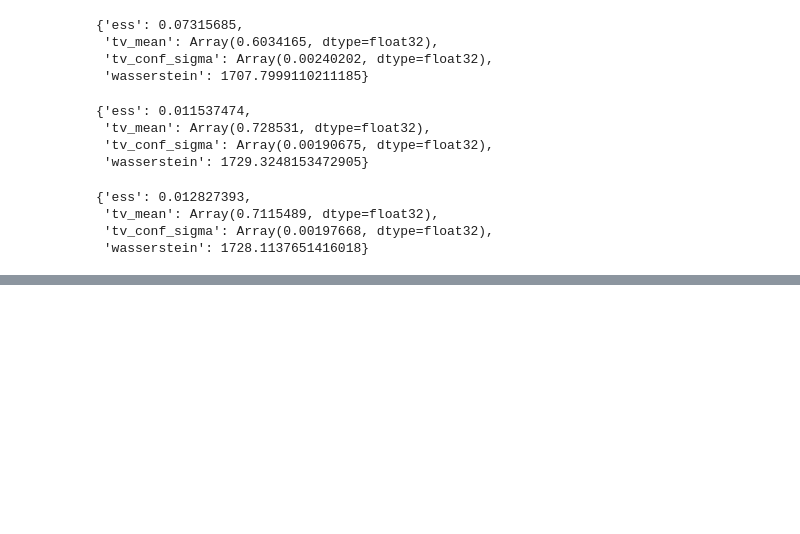
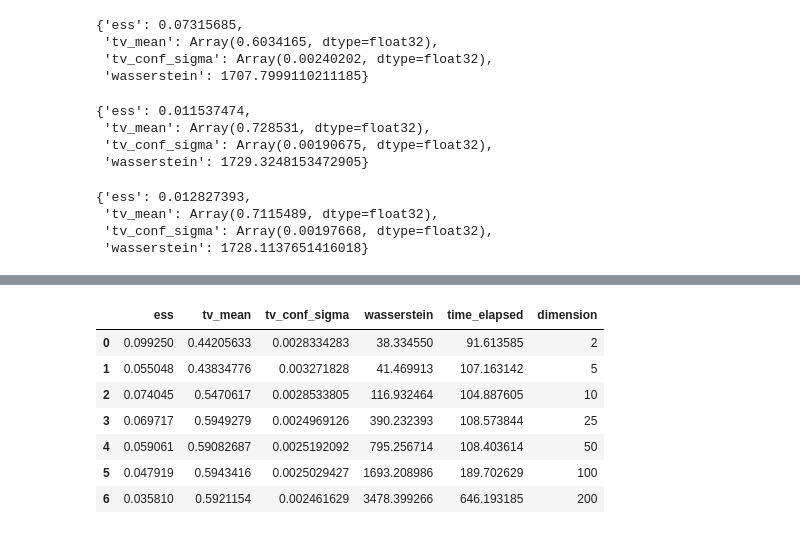
Before and after one commit to cepessh/LangevinMCMC, a Jupyter notebook: mala.ipynb, the cells around one changed output, grey strips where cells are left out. Saved outputs shown, nothing was run; the diff lists cells and outputs as text; code cells hidden in the pictures; blank space fills up the shorter version.

```diff
--- a/mala.ipynb
+++ b/mala.ipynb
@@ -247,0 +251,11 @@ tensor([0.5000, 0.5000])
+# %%
+pd.DataFrame(res_total["fisher_mala"])
+# %% [output]
+|  | ess | tv_mean | tv_conf_sigma | wasserstein | time_elapsed | dimension |
+| 0 | 0.099250 | 0.44205633 | 0.0028334283 | 38.334550 | 91.613585 | 2 |
+| 1 | 0.055048 | 0.43834776 | 0.003271828 | 41.469913 | 107.163142 | 5 |
+| 2 | 0.074045 | 0.5470617 | 0.0028533805 | 116.932464 | 104.887605 | 10 |
+| 3 | 0.069717 | 0.5949279 | 0.0024969126 | 390.232393 | 108.573844 | 25 |
+| 4 | 0.059061 | 0.59082687 | 0.0025192092 | 795.256714 | 108.403614 | 50 |
+| 5 | 0.047919 | 0.5943416 | 0.0025029427 | 1693.208986 | 189.702629 | 100 |
+| 6 | 0.035810 | 0.5921154 | 0.002461629 | 3478.399266 | 646.193185 | 200 |
```
Also changed, not shown: parts of 11 cells of this notebook.
